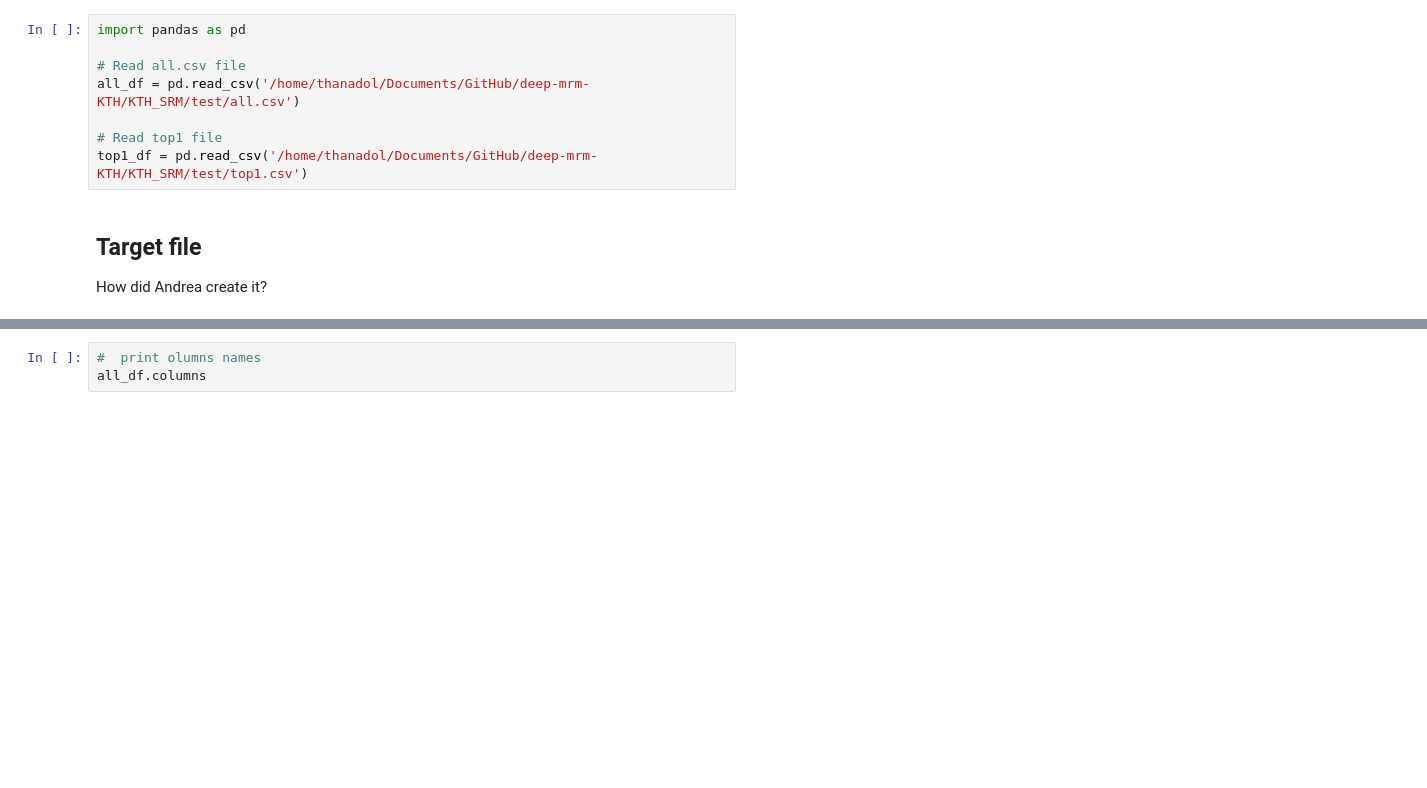
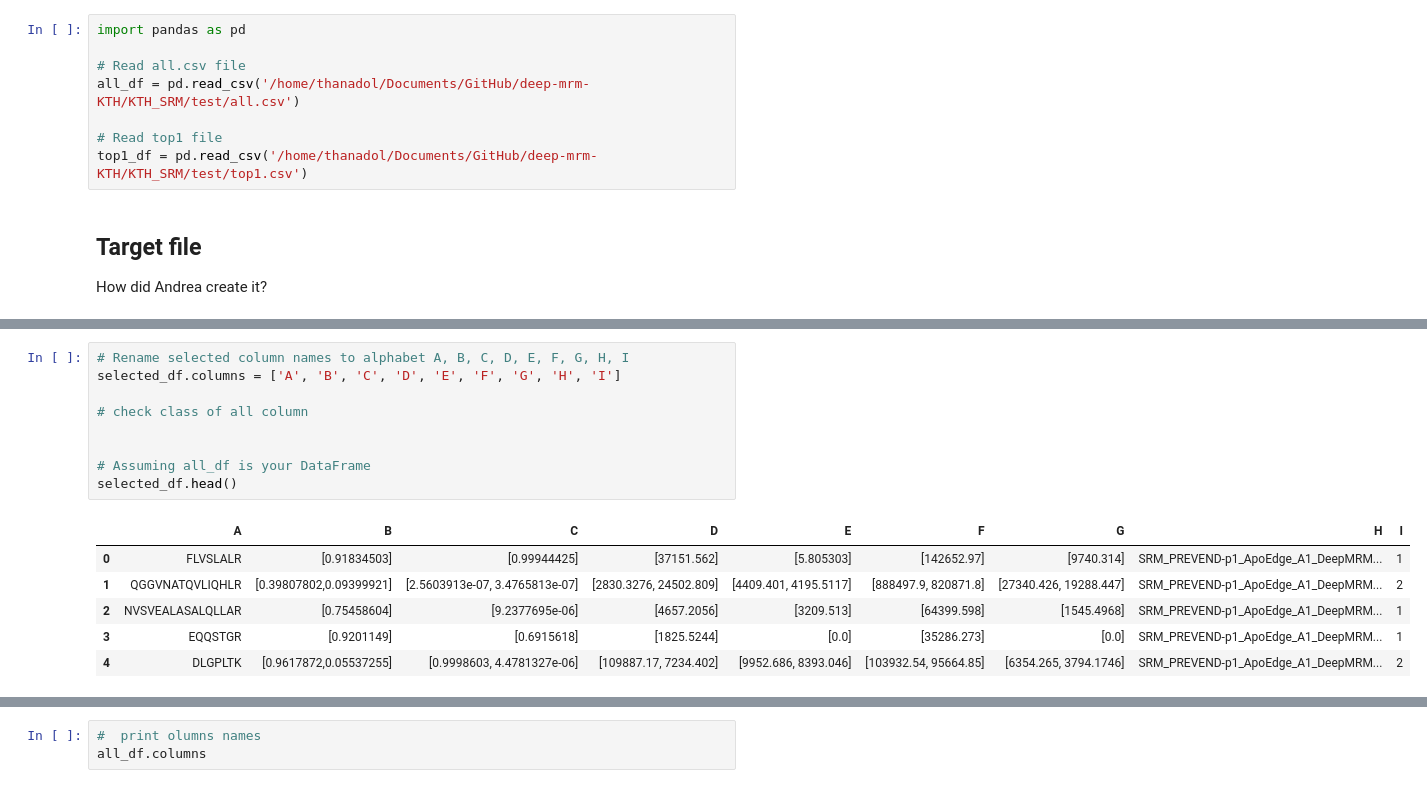
Before and after one commit to thanadol-git/deep-mrm-KTH, a Jupyter notebook: all_spread.ipynb, the cells around one changed output, grey strips where cells are left out. Drawn from its saved outputs; the diff is of its cells as text; blank space fills up the shorter version.

```diff
--- a/all_spread.ipynb
+++ b/all_spread.ipynb
@@ -43,0 +163,16 @@ top1_df.head()
+# %%
+# Rename selected column names to alphabet A, B, C, D, E, F, G, H, I
+selected_df.columns = ['A', 'B', 'C', 'D', 'E', 'F', 'G', 'H', 'I']
+
+# check class of all column
+
+
+# Assuming all_df is your DataFrame
+selected_df.head()
+# %% [output]
+|  | A | B | C | D | E | F | G | H | I |
+| 0 | FLVSLALR | [0.91834503] | [0.99944425] | [37151.562] | [5.805303] | [142652.97] | [9740.314] | SRM_PREVEND-p1_ApoEdge_A1_DeepMRM... | 1 |
+| 1 | QGGVNATQVLIQHLR | [0.39807802,0.09399921] | [2.5603913e-07, 3.4765813e-07] | [2830.3276, 24502.809] | [4409.401, 4195.5117] | [888497.9, 820871.8] | [27340.426, 19288.447] | SRM_PREVEND-p1_ApoEdge_A1_DeepMRM... | 2 |
+| 2 | NVSVEALASALQLLAR | [0.75458604] | [9.2377695e-06] | [4657.2056] | [3209.513] | [64399.598] | [1545.4968] | SRM_PREVEND-p1_ApoEdge_A1_DeepMRM... | 1 |
+| 3 | EQQSTGR | [0.9201149] | [0.6915618] | [1825.5244] | [0.0] | [35286.273] | [0.0] | SRM_PREVEND-p1_ApoEdge_A1_DeepMRM... | 1 |
+| 4 | DLGPLTK | [0.9617872,0.05537255] | [0.9998603, 4.4781327e-06] | [109887.17, 7234.402] | [9952.686, 8393.046] | [103932.54, 95664.85] | [6354.265, 3794.1746] | SRM_PREVEND-p1_ApoEdge_A1_DeepMRM... | 2 |
```
Also changed, not shown: parts of 8 cells of this notebook.
